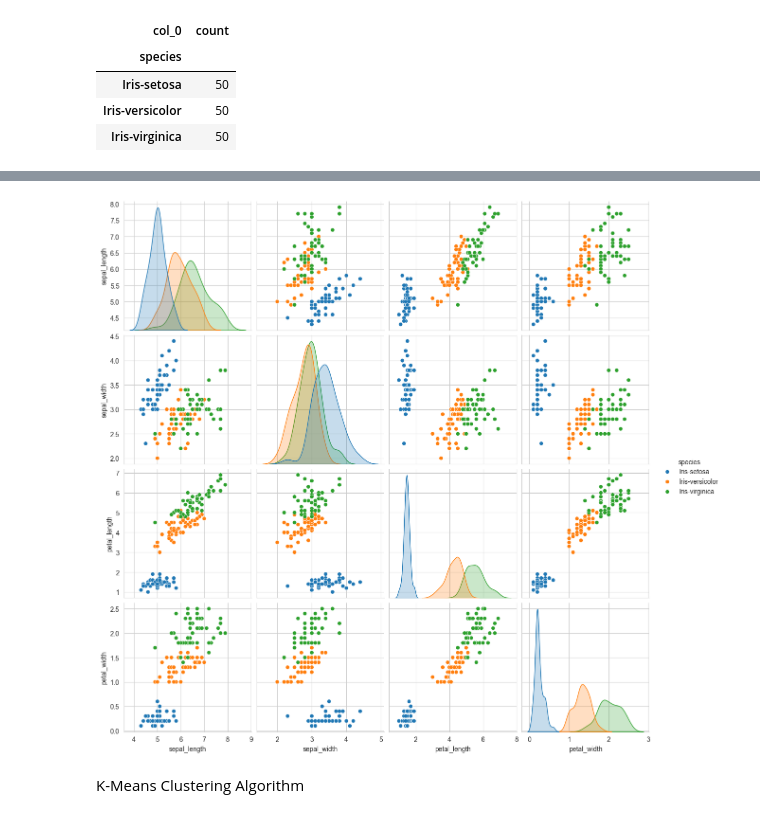
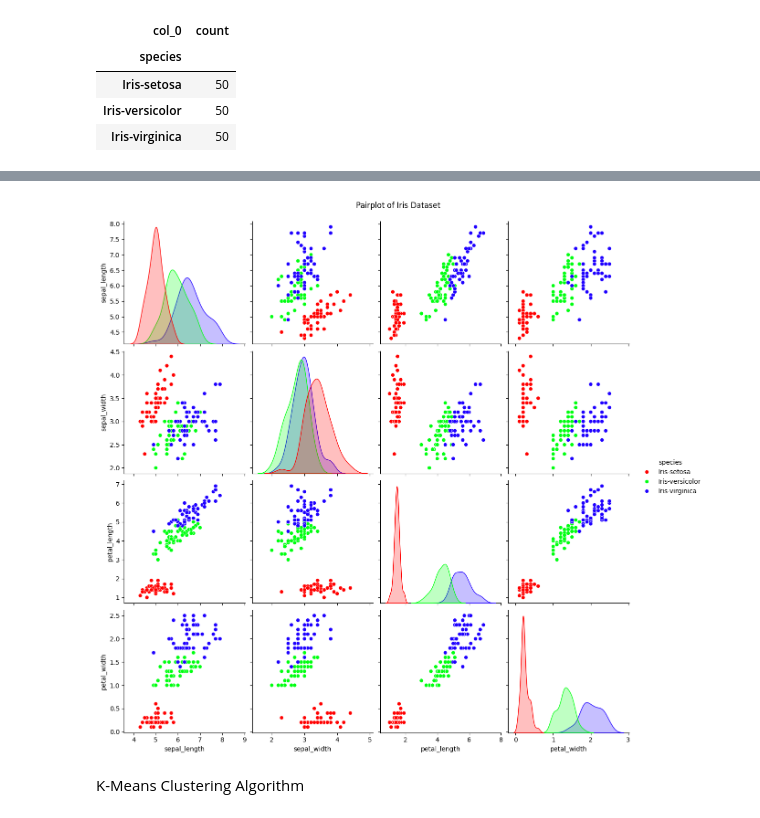
Before and after one commit to Deepak-B-G/CODSOFT, a Jupyter notebook: Task-03/Task-03.ipynb, the cells around one changed output, grey strips where cells are left out. Saved outputs shown, nothing was run; the diff lists cells and outputs as text; code cells hidden in the pictures.

```diff
--- a/Task-03/Task-03.ipynb
+++ b/Task-03/Task-03.ipynb
@@ -58,0 +48,2 @@ plt.show()
+# %%
+Set1 = ["#ff0000", "#00ff11", "#1e00ff"]
@@ -68,9 +76,10 @@ Passing `palette` without assigning `hue` is deprecated and will be removed in v
 # %%
-sns.set_style("whitegrid")
-sns.pairplot(iris_df,hue="species",height=3)
+# Pairplot for pairwise relationships and distributions
+sns.pairplot(data=iris_df, hue="species", palette=Set1, height=3)
+plt.suptitle("Pairplot of Iris Dataset", y=1.02)
 plt.show()
 # %% [output]
-[figure, old version]
+[figure, new version]
 # %% [markdown]
 K-Means Clustering Algorithm
 # %%
```
Also changed, not shown: parts of 14 cells of this notebook.
